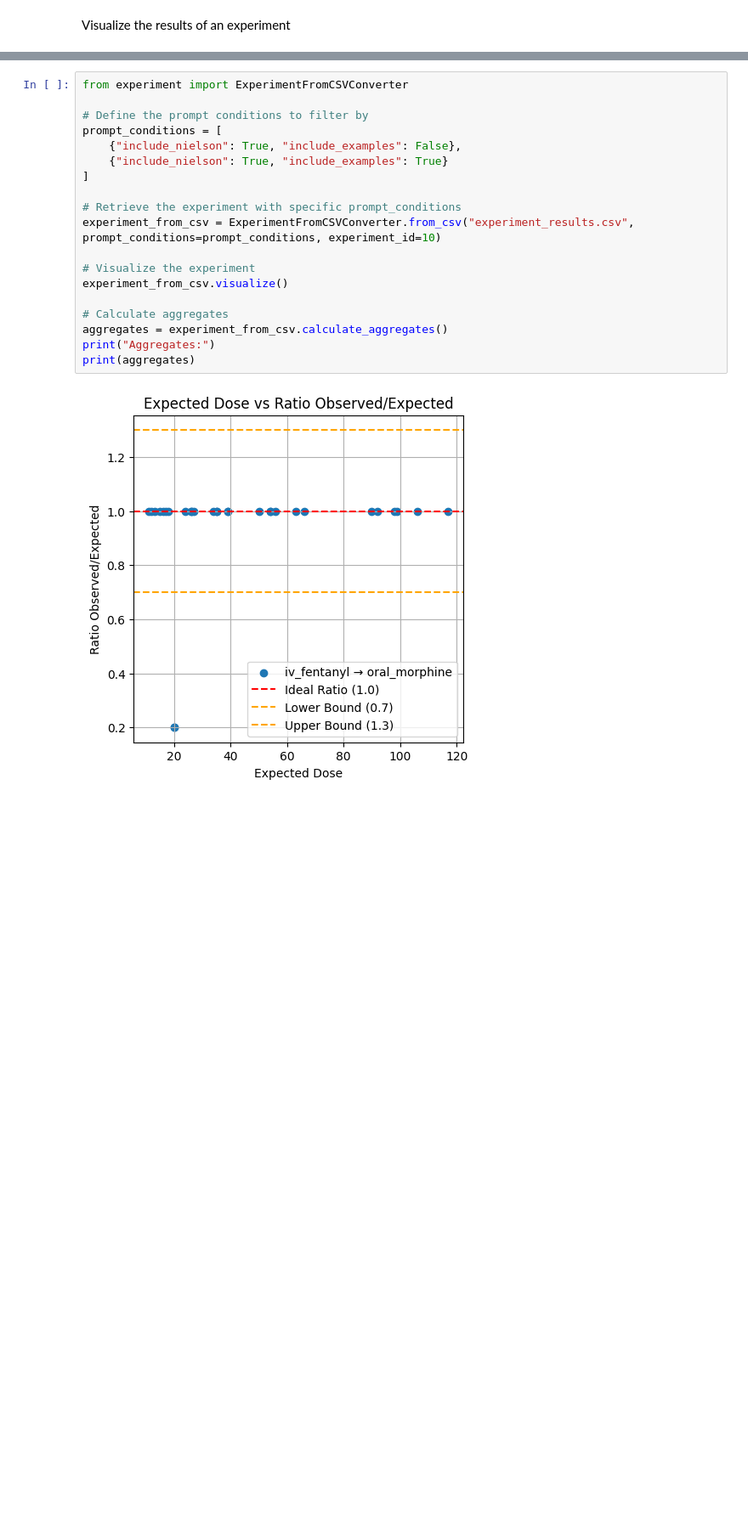
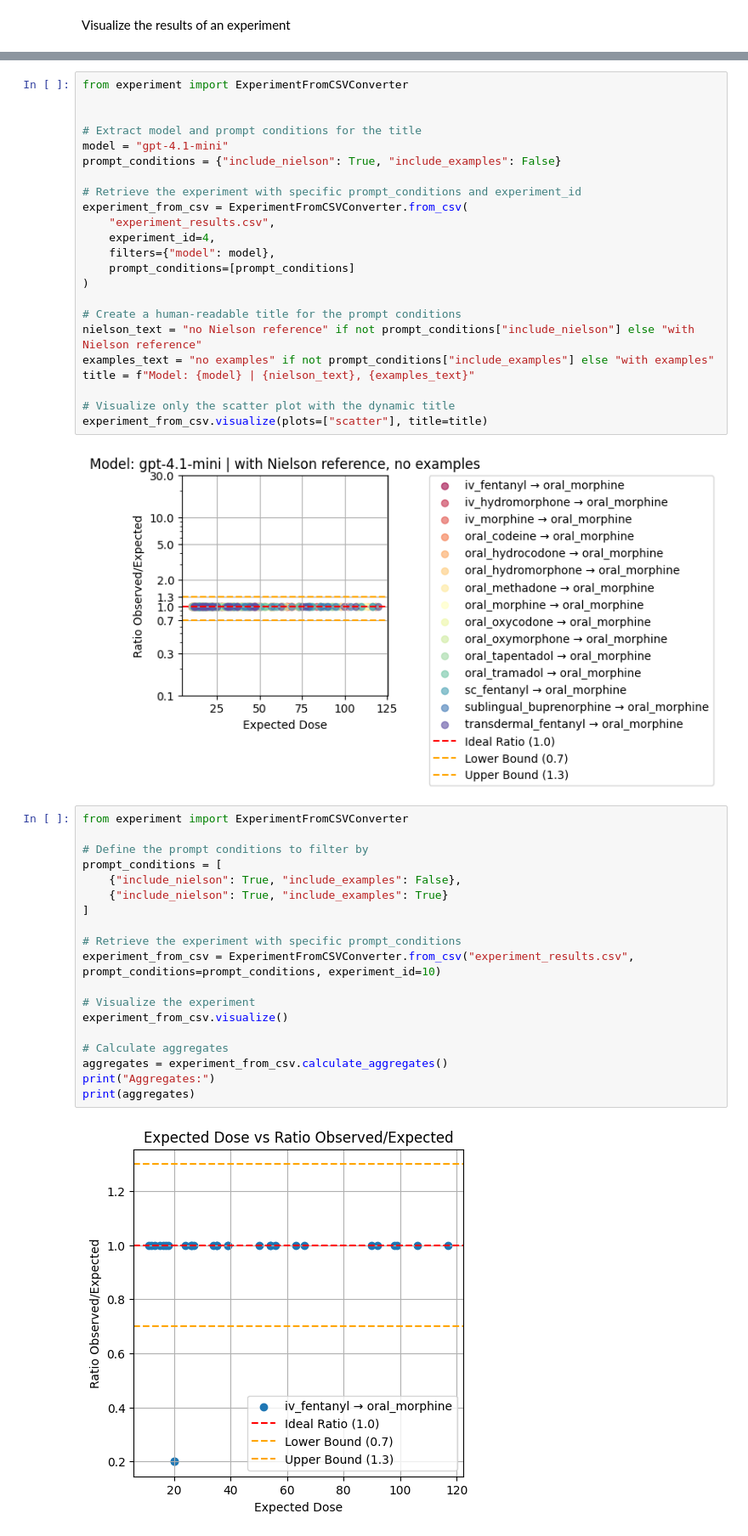
Before and after one commit to tmarton1/opioid-conversion-experiment, a Jupyter notebook: opioid-conversion.ipynb, the cells around one changed output, grey strips where cells are left out. Shown at 85% size. Cells and saved outputs as stored; diff of their text form; blank space fills up the shorter version.

```diff
--- a/opioid-conversion.ipynb
+++ b/opioid-conversion.ipynb
@@ -243,3 +292,28 @@ Visualize the results of an experiment
+# %%
+from experiment import ExperimentFromCSVConverter
+
+
+# Extract model and prompt conditions for the title
+model = "gpt-4.1-mini"
+prompt_conditions = {"include_nielson": True, "include_examples": False}
+
+# Retrieve the experiment with specific prompt_conditions and experiment_id
+experiment_from_csv = ExperimentFromCSVConverter.from_csv(
+    "experiment_results.csv",
+    experiment_id=4,
+    filters={"model": model},
+    prompt_conditions=[prompt_conditions]
+)
+
+# Create a human-readable title for the prompt conditions
+nielson_text = "no Nielson reference" if not prompt_conditions["include_nielson"] else "with Nielson reference"
+examples_text = "no examples" if not prompt_conditions["include_examples"] else "with examples"
+title = f"Model: {model} | {nielson_text}, {examples_text}"
+
+# Visualize only the scatter plot with the dynamic title
+experiment_from_csv.visualize(plots=["scatter"], title=title)
+# %% [output]
+[figure, added]
 # %%
 from experiment import ExperimentFromCSVConverter
 
```
Also changed, not shown: parts of 5 cells of this notebook, 1 other file.
